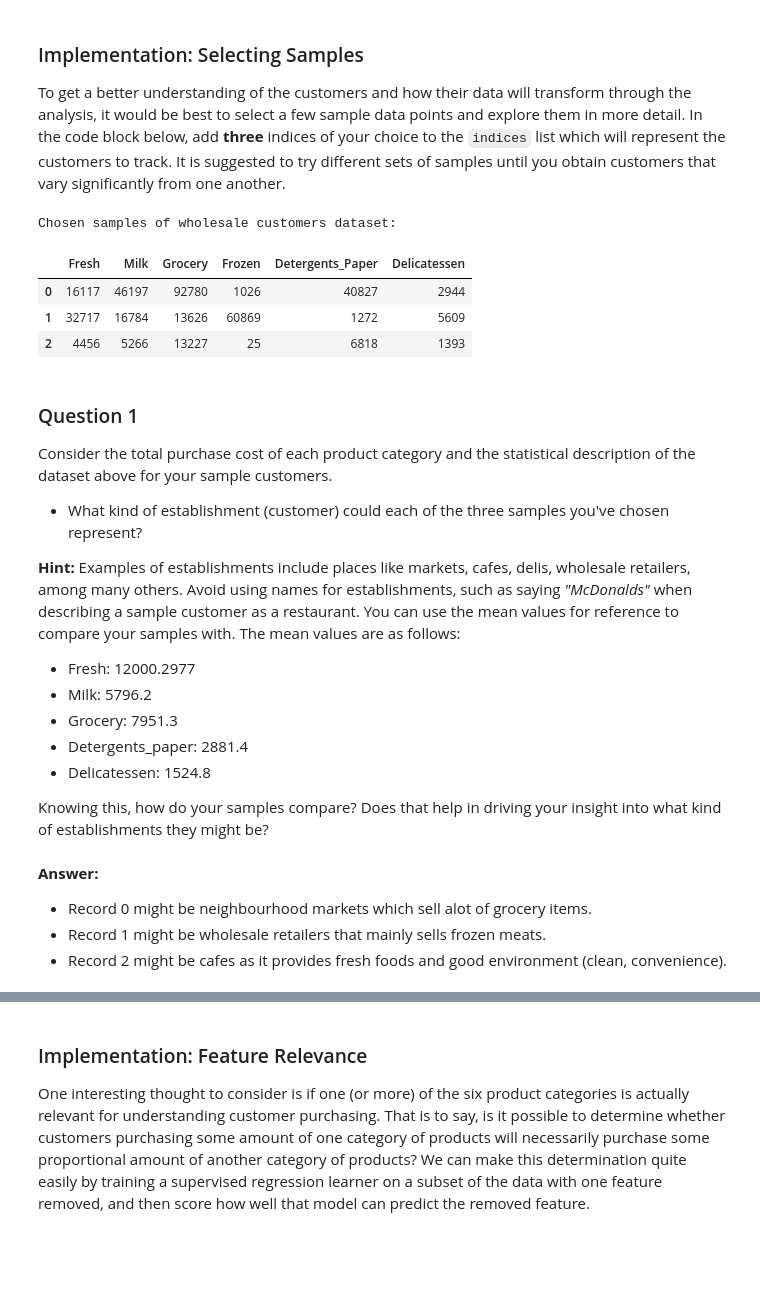
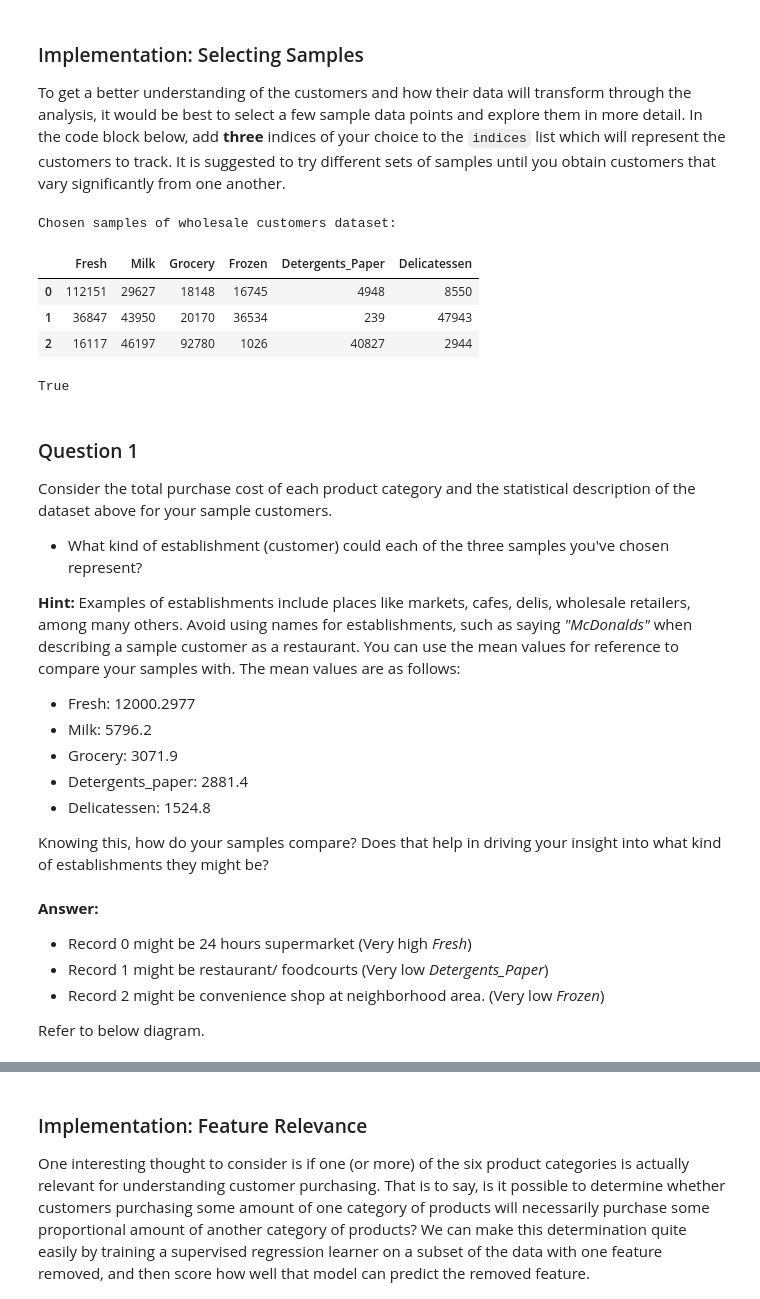
Before and after one commit to woo-chia-wei/udacity-machine-learning-engineer, a Jupyter notebook: 05_customer_segments/customer_segments.ipynb, the cells around one changed output, grey strips where cells are left out. Drawn from its saved outputs; the diff is of its cells as text; code cells hidden in the pictures; blank space fills up the shorter version.

```diff
--- a/05_customer_segments/customer_segments.ipynb
+++ b/05_customer_segments/customer_segments.ipynb
@@ -20,6 +20,8 @@ Run the code block below to load the wholesale customers dataset, along with a f
 # Import libraries necessary for this project
 import numpy as np
 import pandas as pd
+import matplotlib.pyplot as plt
+import seaborn as sns
 from IPython.display import display # Allows the use of display() for DataFrames
 
 # Import supplementary visualizations code visuals.py
@@ -28,6 +30,8 @@ import visuals as vs
 # Pretty display for notebooks
 %matplotlib inline
 
+pd.options.display.float_format = '{:,.2f}'.format
+
 # Load the wholesale customers dataset
 try:
     data = pd.read_csv("customers.csv")
@@ -60,18 +64,22 @@ display(data.describe())
 To get a better understanding of the customers and how their data will transform through the analysis, it would be best to select a few sample data points and explore them in more detail. In the code block below, add **three** indices of your choice to the `indices` list which will represent the customers to track. It is suggested to try different sets of samples until you obtain customers that vary significantly from one another.
 # %%
 # TODO: Select three indices of your choice you wish to sample from the dataset
-indices = [85, 325, 420]
+indices = [data['Fresh'].idxmax(), data['Delicatessen'].idxmax(), data['Grocery'].idxmax()]
 
 # Create a DataFrame of the chosen samples
 samples = pd.DataFrame(data.loc[indices], columns = data.keys()).reset_index(drop = True)
 print("Chosen samples of wholesale customers dataset:")
 display(samples)
 # %% [output]
 Chosen samples of wholesale customers dataset:
 |  | Fresh | Milk | Grocery | Frozen | Detergents_Paper | Delicatessen |
-| 0 | 16117 | 46197 | 92780 | 1026 | 40827 | 2944 |
-| 1 | 32717 | 16784 | 13626 | 60869 | 1272 | 5609 |
-| 2 | 4456 | 5266 | 13227 | 25 | 6818 | 1393 |
+| 0 | 112151 | 29627 | 18148 | 16745 | 4948 | 8550 |
+| 1 | 36847 | 43950 | 20170 | 36534 | 239 | 47943 |
+| 2 | 16117 | 46197 | 92780 | 1026 | 40827 | 2944 |
+# %%
+data['Grocery'].idxmax() == data['Detergents_Paper'].idxmax()
+# %% [output]
+True
 # %% [markdown]
 ### Question 1
 Consider the total purchase cost of each product category and the statistical description of the dataset above for your sample customers.
@@ -82,14 +90,16 @@ Consider the total purchase cost of each product category and the statistical de
 
 * Fresh: 12000.2977
 * Milk: 5796.2
-* Grocery: 7951.3
+* Grocery: 3071.9
 * Detergents_paper: 2881.4
 * Delicatessen: 1524.8
 
 Knowing this, how do your samples compare? Does that help in driving your insight into what kind of establishments they might be?
-# %% [markdown]
-**Answer:**
-
-* Record 0 might be neighbourhood markets which sell alot of grocery items.
-* Record 1 might be wholesale retailers that mainly sells frozen meats.
-* Record 2 might be cafes as it provides fresh foods and good environment (clean, convenience).
+# %% [markdown]
+**Answer:**
+
+* Record 0 might be 24 hours supermarket (Very high *Fresh*)
+* Record 1 might be restaurant/ foodcourts (Very low *Detergents_Paper*)
+* Record 2 might be convenience shop at neighborhood area. (Very low *Frozen*)
+
+Refer to below diagram.
```
Also changed, not shown: parts of 45 cells of this notebook.
